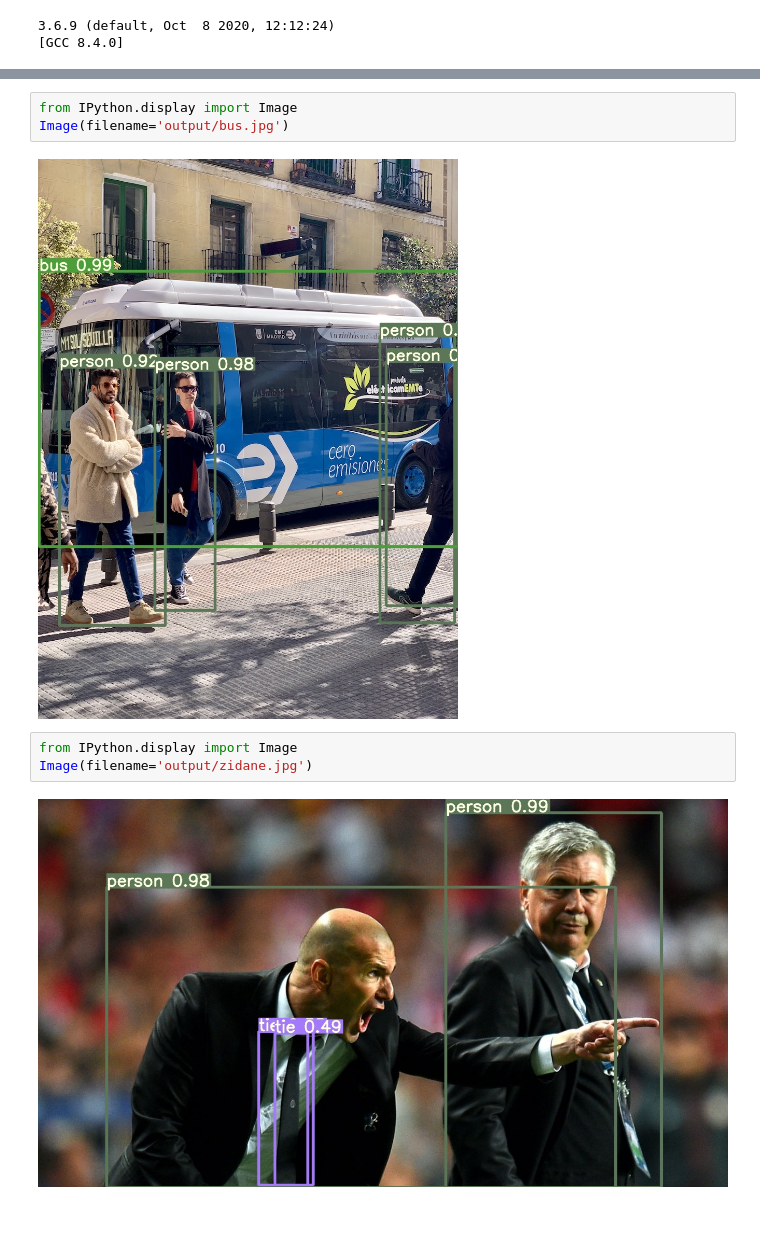
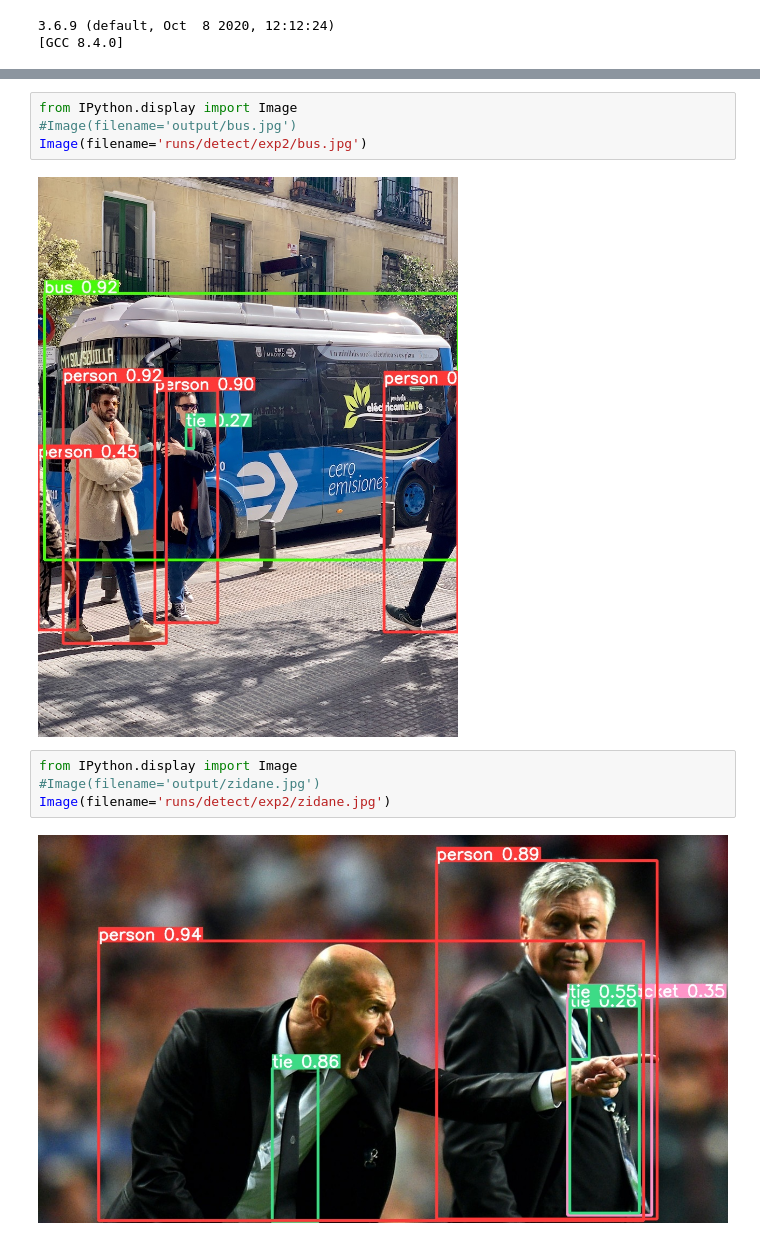
Before and after one commit to swkim01/DSAC5, a Jupyter notebook: gg-20-yolov3.ipynb, the cells around one changed output, grey strips where cells are left out. Cells and saved outputs as stored; diff of their text form.

```diff
--- a/gg-20-yolov3.ipynb
+++ b/gg-20-yolov3.ipynb
@@ -78,10 +56,12 @@ Done. (0.316s)
 # %%
 from IPython.display import Image
-Image(filename='output/bus.jpg')
+#Image(filename='output/bus.jpg')
+Image(filename='runs/detect/exp2/bus.jpg')
 # %% [output]
-[figure, old version]
+[figure, new version]
 # %%
 from IPython.display import Image
-Image(filename='output/zidane.jpg')
+#Image(filename='output/zidane.jpg')
+Image(filename='runs/detect/exp2/zidane.jpg')
 # %% [output]
-[figure, old version]
+[figure, new version]
```
Also changed, not shown: parts of 4 cells of this notebook.
